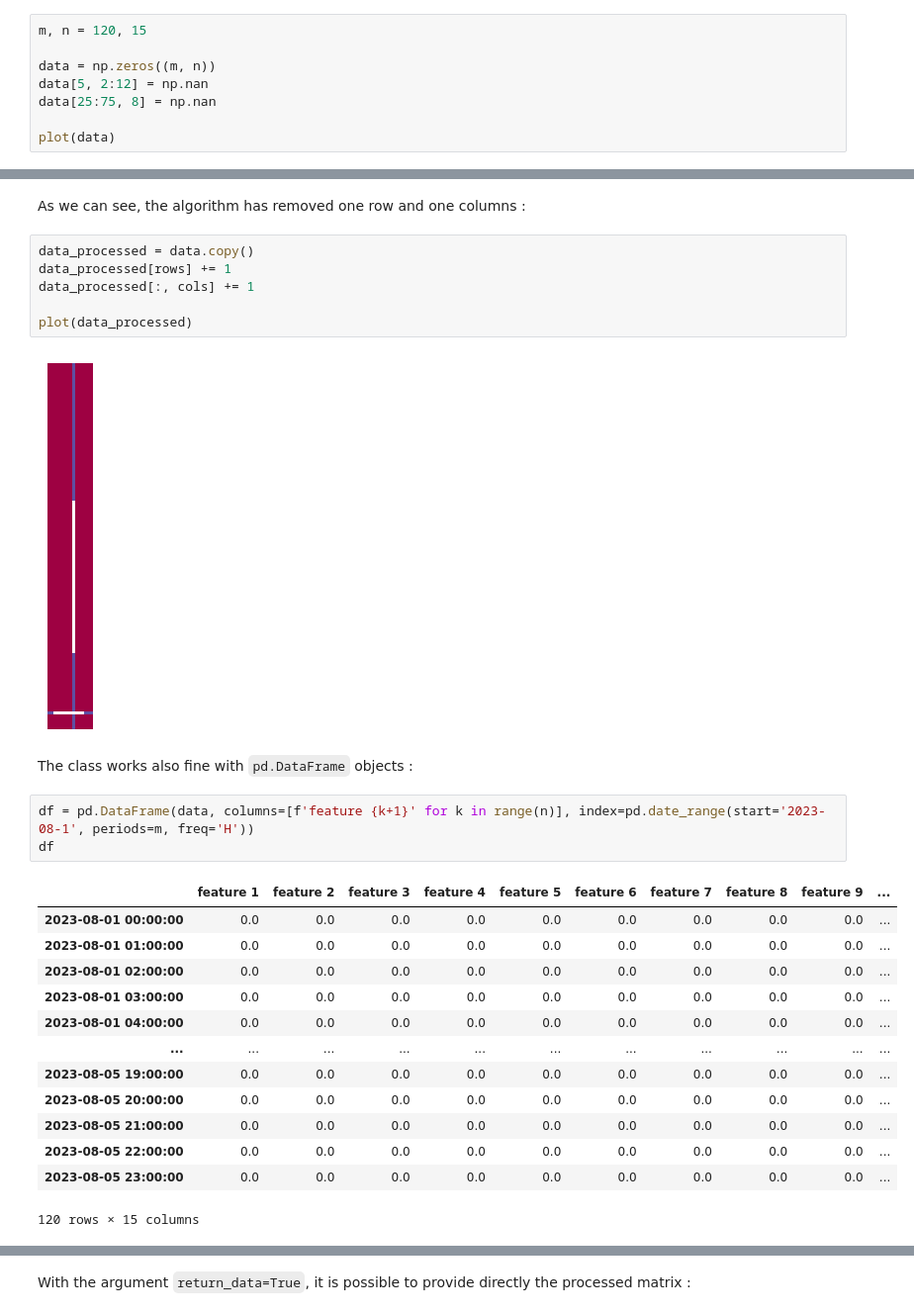
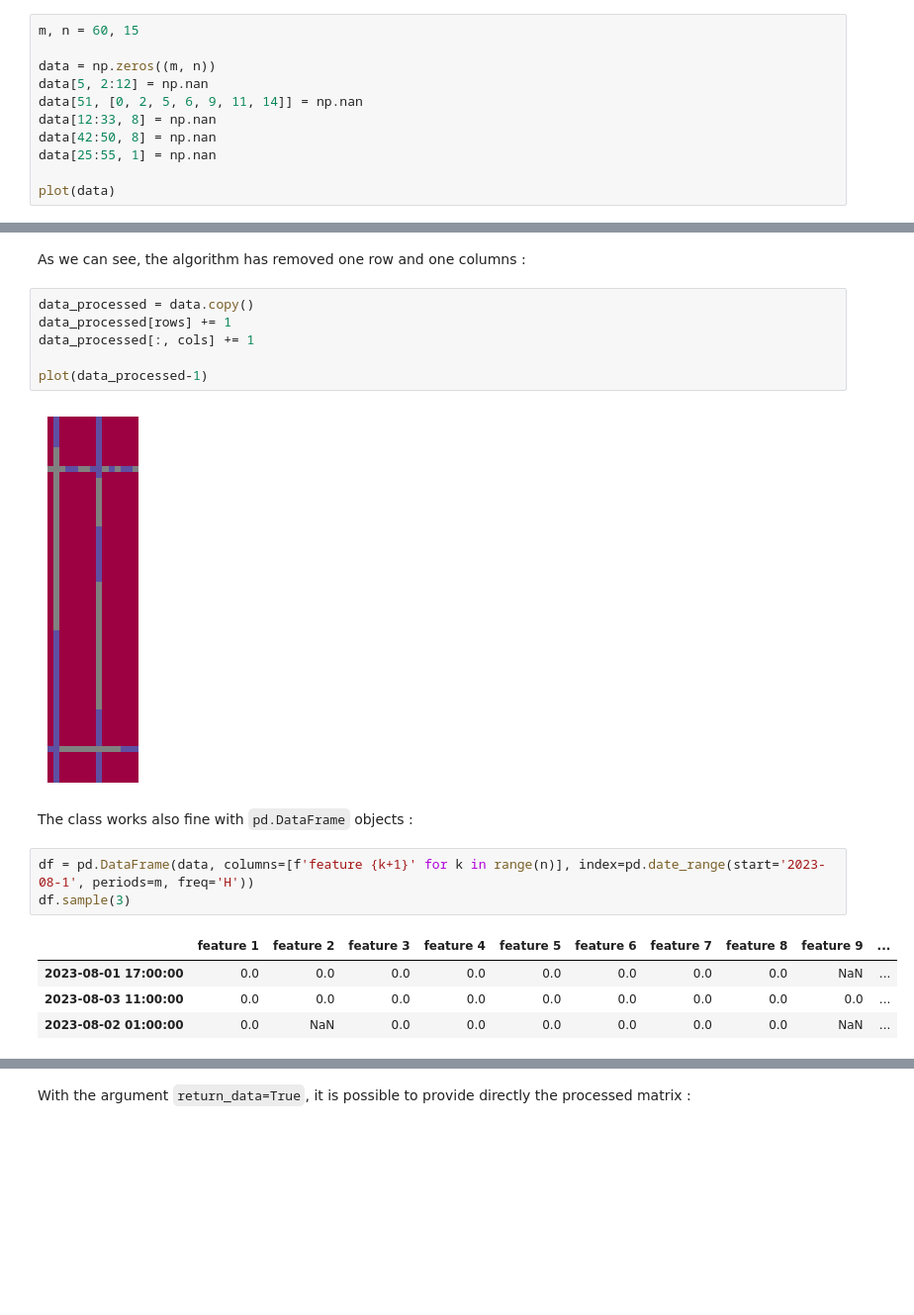
Before and after one commit to CyrilJl/OptiMask, a Jupyter notebook: notebooks/Optimask.ipynb, the cells around one changed output, grey strips where cells are left out. Shown at 99% size. Cells and saved outputs as stored; diff of their text form; blank space fills up the shorter version.

```diff
--- a/notebooks/Optimask.ipynb
+++ b/notebooks/Optimask.ipynb
@@ -25,9 +69,12 @@ def plot(data):
 # %%
-m, n = 120, 15
+m, n = 60, 15
 
 data = np.zeros((m, n))
 data[5, 2:12] = np.nan
-data[25:75, 8] = np.nan
+data[51, [0, 2, 5, 6, 9, 11, 14]] = np.nan
+data[12:33, 8] = np.nan
+data[42:50, 8] = np.nan
+data[25:55, 1] = np.nan
 
 plot(data)
 # %% [output]
@@ -57,28 +181,19 @@ data_processed = data.copy()
 data_processed[rows] += 1
 data_processed[:, cols] += 1
 
-plot(data_processed)
+plot(data_processed-1)
 # %% [output]
-[figure, old version]
+[figure, new version]
 # %% [markdown]
 The class works also fine with `pd.DataFrame` objects :
 # %%
 df = pd.DataFrame(data, columns=[f'feature {k+1}' for k in range(n)], index=pd.date_range(start='2023-08-1', periods=m, freq='H'))
-df
+df.sample(3)
 # %% [output]
 |  | feature 1 | feature 2 | feature 3 | feature 4 | feature 5 | feature 6 | feature 7 | feature 8 | feature 9 | ... |
-| 2023-08-01 00:00:00 | 0.0 | 0.0 | 0.0 | 0.0 | 0.0 | 0.0 | 0.0 | 0.0 | 0.0 | ... |
-| 2023-08-01 01:00:00 | 0.0 | 0.0 | 0.0 | 0.0 | 0.0 | 0.0 | 0.0 | 0.0 | 0.0 | ... |
-| 2023-08-01 02:00:00 | 0.0 | 0.0 | 0.0 | 0.0 | 0.0 | 0.0 | 0.0 | 0.0 | 0.0 | ... |
-| 2023-08-01 03:00:00 | 0.0 | 0.0 | 0.0 | 0.0 | 0.0 | 0.0 | 0.0 | 0.0 | 0.0 | ... |
-| 2023-08-01 04:00:00 | 0.0 | 0.0 | 0.0 | 0.0 | 0.0 | 0.0 | 0.0 | 0.0 | 0.0 | ... |
-| ... | ... | ... | ... | ... | ... | ... | ... | ... | ... | ... |
-| 2023-08-05 19:00:00 | 0.0 | 0.0 | 0.0 | 0.0 | 0.0 | 0.0 | 0.0 | 0.0 | 0.0 | ... |
-| 2023-08-05 20:00:00 | 0.0 | 0.0 | 0.0 | 0.0 | 0.0 | 0.0 | 0.0 | 0.0 | 0.0 | ... |
-| 2023-08-05 21:00:00 | 0.0 | 0.0 | 0.0 | 0.0 | 0.0 | 0.0 | 0.0 | 0.0 | 0.0 | ... |
-| 2023-08-05 22:00:00 | 0.0 | 0.0 | 0.0 | 0.0 | 0.0 | 0.0 | 0.0 | 0.0 | 0.0 | ... |
-| 2023-08-05 23:00:00 | 0.0 | 0.0 | 0.0 | 0.0 | 0.0 | 0.0 | 0.0 | 0.0 | 0.0 | ... |
+| 2023-08-01 17:00:00 | 0.0 | 0.0 | 0.0 | 0.0 | 0.0 | 0.0 | 0.0 | 0.0 | NaN | ... |
+| 2023-08-03 11:00:00 | 0.0 | 0.0 | 0.0 | 0.0 | 0.0 | 0.0 | 0.0 | 0.0 | 0.0 | ... |
+| 2023-08-02 01:00:00 | 0.0 | NaN | 0.0 | 0.0 | 0.0 | 0.0 | 0.0 | 0.0 | NaN | ... |
-120 rows × 15 columns
 # %%
 index, columns = OptiMask.solve(df)
 index, columns
```
Also changed, not shown: parts of 22 cells of this notebook, 4 other files.
